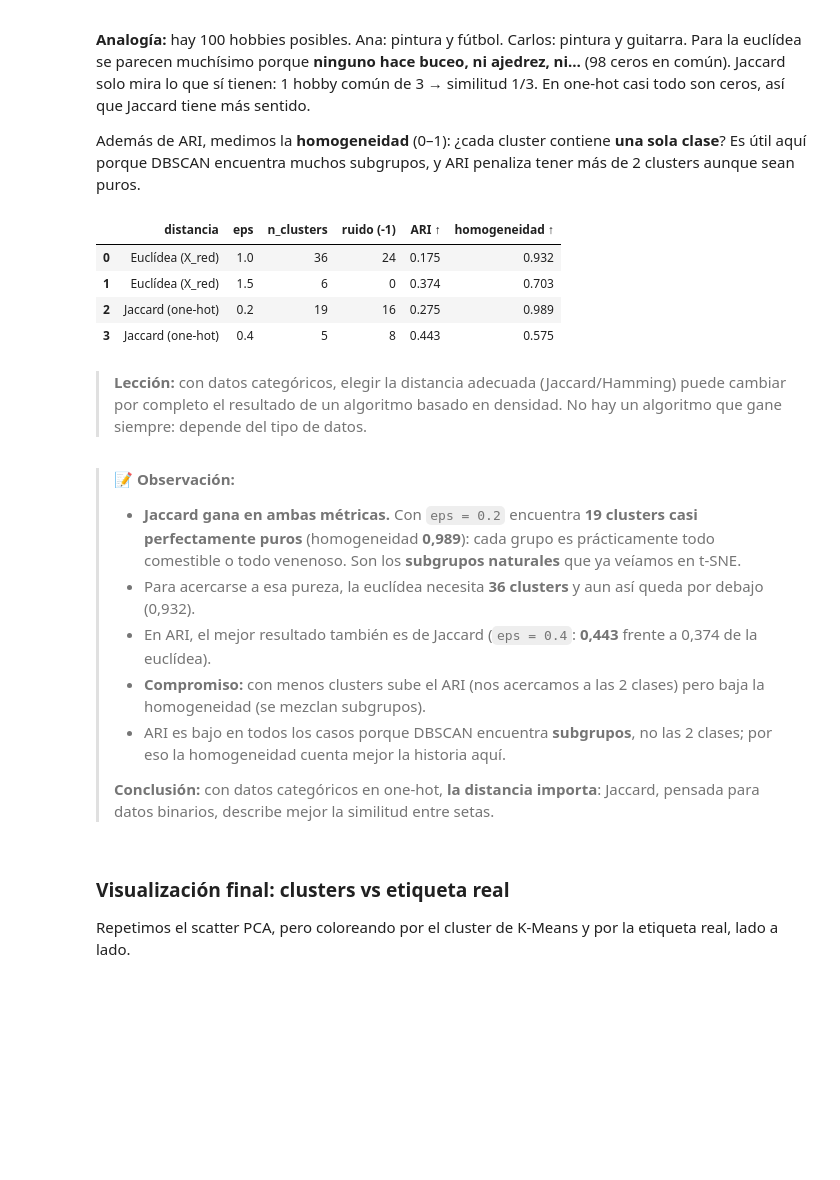
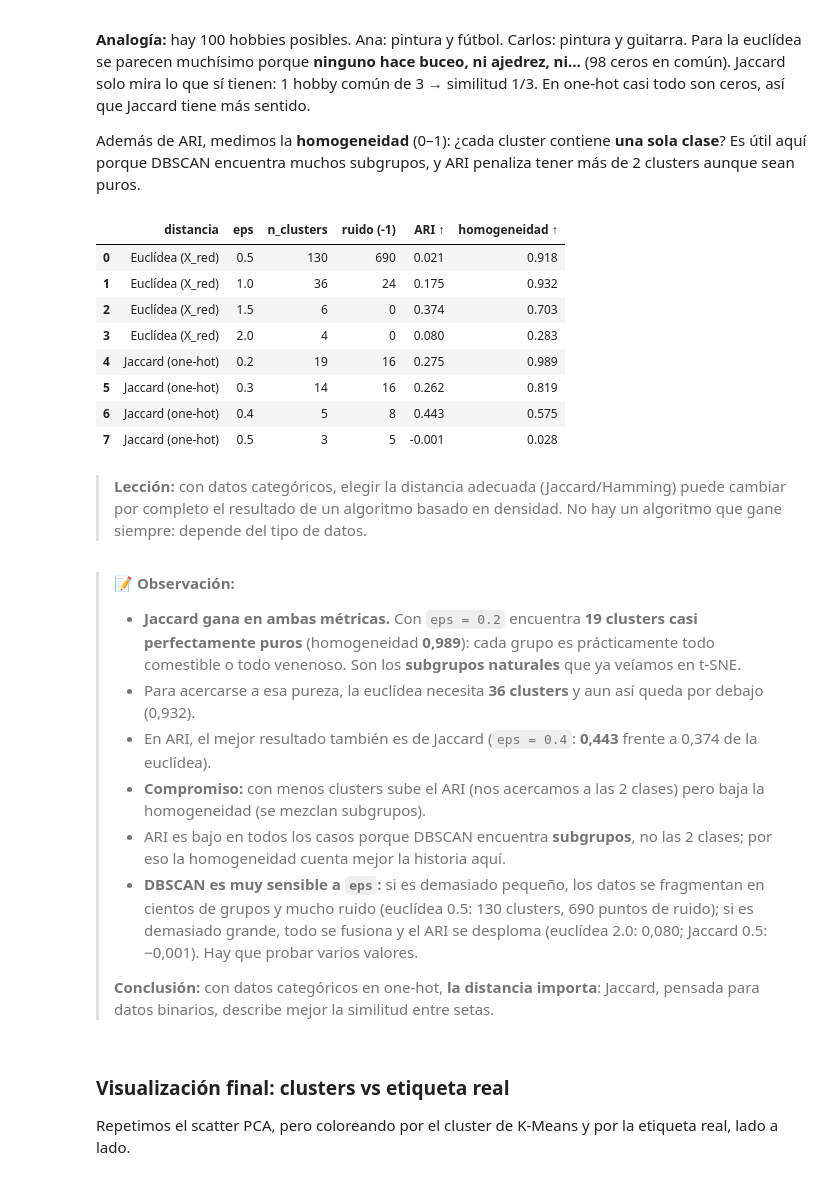
Before and after one commit to IA-P1-BCN/IA-Project-Unsupervised-ML-Esra, a Jupyter notebook: workshop-clustering-Mushrooms.ipynb, the cells around one changed output. Saved outputs shown, nothing was run; the diff lists cells and outputs as text; code cells hidden in the pictures; blank space fills up the shorter version.

Commit message:
feat: ampliar barrido de eps en DBSCAN

```diff
--- a/workshop-clustering-Mushrooms.ipynb
+++ b/workshop-clustering-Mushrooms.ipynb
@@ -708,36 +708,44 @@ encuentra muchos subgrupos, y ARI penaliza tener más de 2 clusters aunque sean
 # %%
 # Comparar DBSCAN con metric='euclidean' (sobre X_red) y metric='jaccard'
 # (sobre el one-hot binario). Observar cual recupera mejor la estructura (ARI).
 from sklearn.metrics import homogeneity_score
 
 X_bin = X.values.astype(bool)   # one-hot como True/False (Jaccard trabaja con datos binarios)
 
 configs = [
+    ("Euclídea (X_red)", X_red, "euclidean", 0.5),
     ("Euclídea (X_red)", X_red, "euclidean", 1.0),
     ("Euclídea (X_red)", X_red, "euclidean", 1.5),
+    ("Euclídea (X_red)", X_red, "euclidean", 2.0),
     ("Jaccard (one-hot)", X_bin, "jaccard", 0.2),
+    ("Jaccard (one-hot)", X_bin, "jaccard", 0.3),
     ("Jaccard (one-hot)", X_bin, "jaccard", 0.4),
+    ("Jaccard (one-hot)", X_bin, "jaccard", 0.5),
 ]
 
 filas = []
 for nombre, datos, metrica, eps in configs:
     labels = DBSCAN(eps=eps, min_samples=10, metric=metrica).fit_predict(datos)
     filas.append({
         "distancia": nombre,
         "eps": eps,
         "n_clusters": len(set(labels)) - (1 if -1 in labels else 0),
         "ruido (-1)": (labels == -1).sum(),
         "ARI ↑": adjusted_rand_score(y, labels),
         "homogeneidad ↑": homogeneity_score(y, labels),   # ¿cada cluster tiene una sola clase?
     })
 
 pd.DataFrame(filas).round(3)
 # %% [output]
 |  | distancia | eps | n_clusters | ruido (-1) | ARI ↑ | homogeneidad ↑ |
-| 0 | Euclídea (X_red) | 1.0 | 36 | 24 | 0.175 | 0.932 |
-| 1 | Euclídea (X_red) | 1.5 | 6 | 0 | 0.374 | 0.703 |
-| 2 | Jaccard (one-hot) | 0.2 | 19 | 16 | 0.275 | 0.989 |
-| 3 | Jaccard (one-hot) | 0.4 | 5 | 8 | 0.443 | 0.575 |
+| 0 | Euclídea (X_red) | 0.5 | 130 | 690 | 0.021 | 0.918 |
+| 1 | Euclídea (X_red) | 1.0 | 36 | 24 | 0.175 | 0.932 |
+| 2 | Euclídea (X_red) | 1.5 | 6 | 0 | 0.374 | 0.703 |
+| 3 | Euclídea (X_red) | 2.0 | 4 | 0 | 0.080 | 0.283 |
+| 4 | Jaccard (one-hot) | 0.2 | 19 | 16 | 0.275 | 0.989 |
+| 5 | Jaccard (one-hot) | 0.3 | 14 | 16 | 0.262 | 0.819 |
+| 6 | Jaccard (one-hot) | 0.4 | 5 | 8 | 0.443 | 0.575 |
+| 7 | Jaccard (one-hot) | 0.5 | 3 | 5 | -0.001 | 0.028 |
 # %% [markdown]
 > **Lección:** con datos categóricos, elegir la distancia adecuada (Jaccard/Hamming) puede cambiar por completo el resultado de un algoritmo basado en densidad. No hay un algoritmo que gane siempre: depende del tipo de datos.
 # %% [markdown]
@@ -748,6 +756,9 @@ pd.DataFrame(filas).round(3)
 > - En ARI, el mejor resultado también es de Jaccard (`eps = 0.4`: **0,443** frente a 0,374 de la euclídea).
 > - **Compromiso:** con menos clusters sube el ARI (nos acercamos a las 2 clases) pero baja la homogeneidad (se mezclan subgrupos).
 > - ARI es bajo en todos los casos porque DBSCAN encuentra **subgrupos**, no las 2 clases; por eso la homogeneidad cuenta mejor la historia aquí.
+> - **DBSCAN es muy sensible a `eps`:** si es demasiado pequeño, los datos se fragmentan en cientos de grupos y mucho ruido
+>   (euclídea 0.5: 130 clusters, 690 puntos de ruido); si es demasiado grande, todo se fusiona y el ARI se desploma
+>   (euclídea 2.0: 0,080; Jaccard 0.5: −0,001). Hay que probar varios valores.
 >
 > **Conclusión:** con datos categóricos en one-hot, **la distancia importa**: Jaccard, pensada para datos binarios, describe mejor la similitud entre setas.
 # %% [markdown]
```
